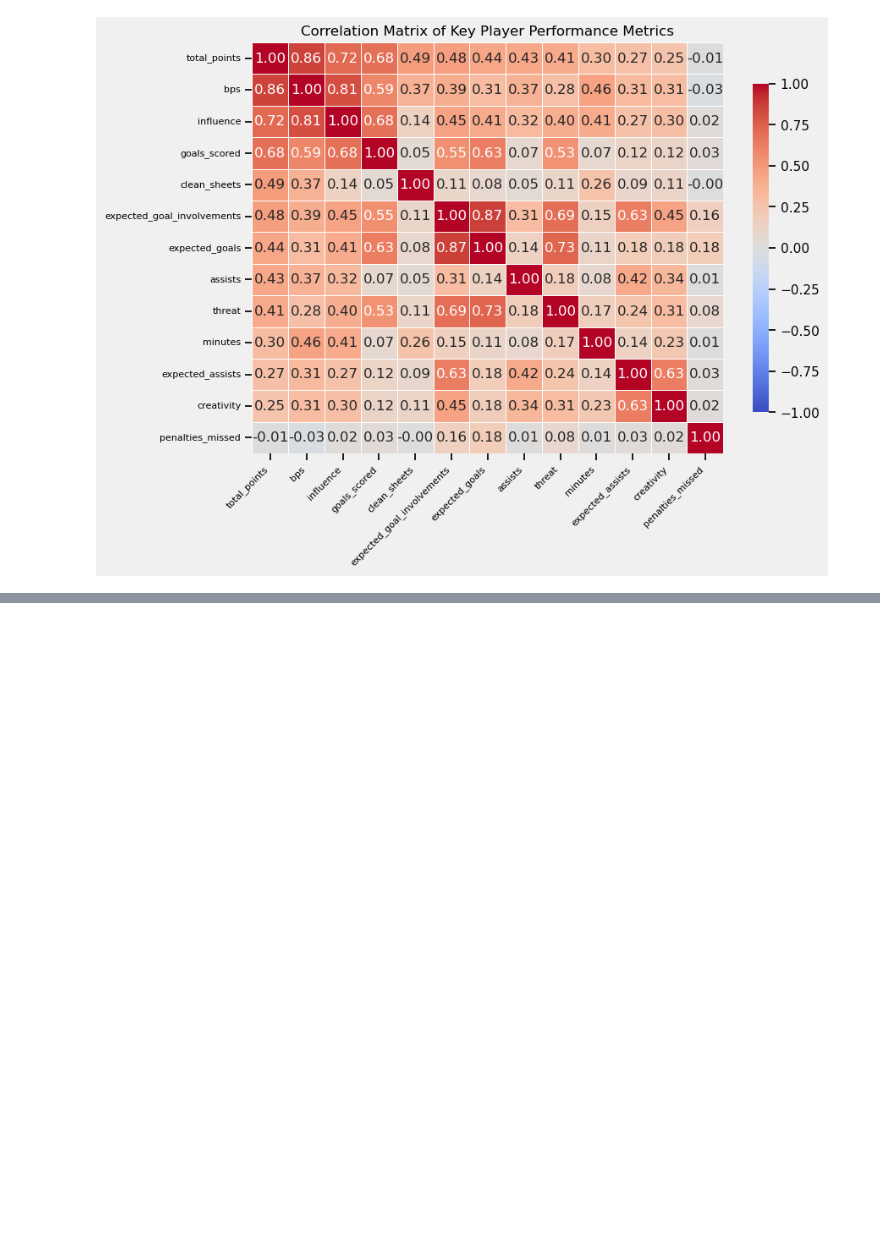
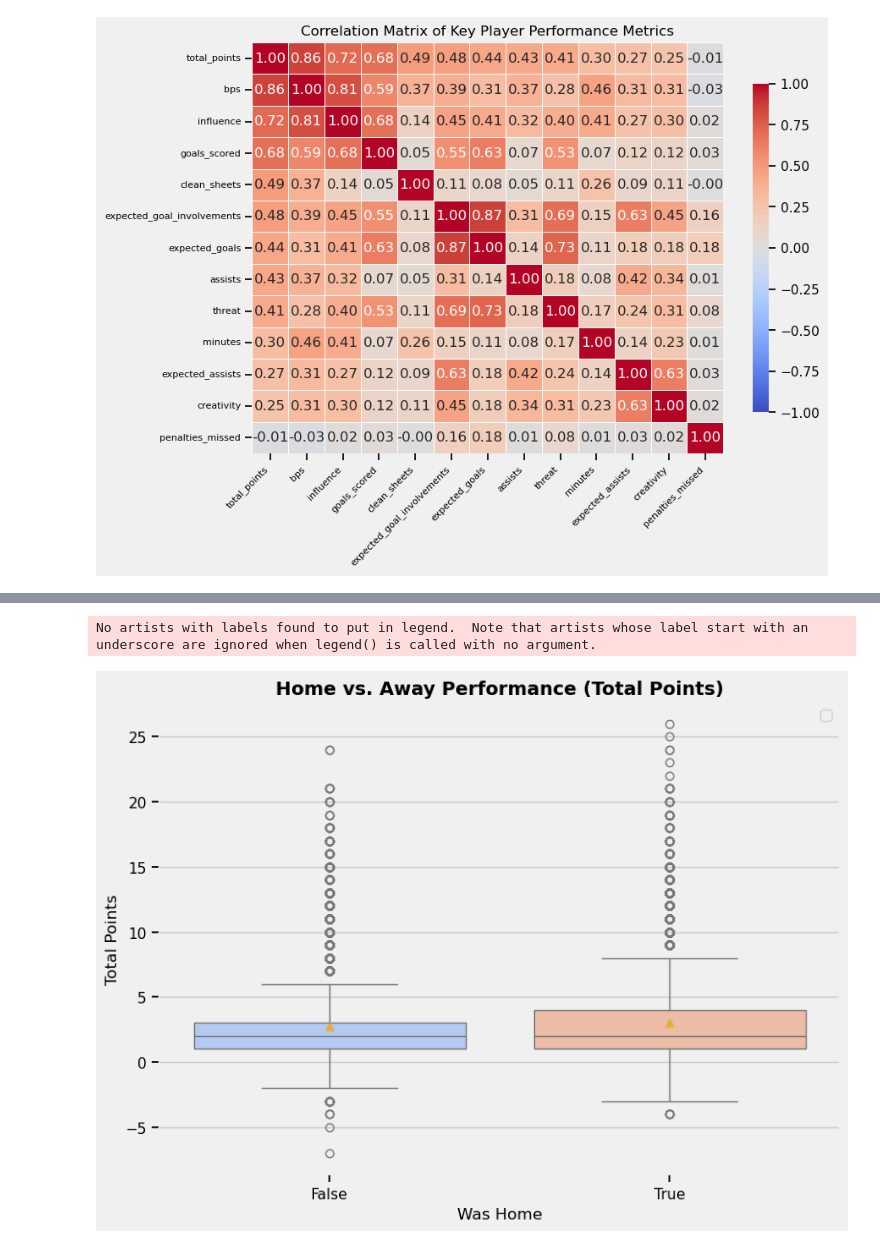
Before and after one commit to MahaFakhroo/D.R.E.A.M., a Jupyter notebook: Python Scripts/EDA_Visuals.ipynb, the cells around one changed output, grey strips where cells are left out. Saved outputs shown, nothing was run; the diff lists cells and outputs as text; code cells hidden in the pictures; blank space fills up the shorter version.

```diff
--- a/Python Scripts/EDA_Visuals.ipynb
+++ b/Python Scripts/EDA_Visuals.ipynb
@@ -500,0 +540,13 @@ There is a strong correlation between total_points and bps (Bonus Points System)
+# %%
+# Add median and mean lines to the boxplot
+plt.figure(figsize=(8, 6))
+sns.boxplot(x='was_home', y='total_points', data=master_cleaned, palette='coolwarm', showmeans=True)
+plt.title("Home vs. Away Performance (Total Points)", fontsize=14, fontweight='bold')
+plt.xlabel("Was Home", fontsize=12)
+plt.ylabel("Total Points", fontsize=12)
+plt.legend()
+plt.tight_layout()
+plt.show()
+# %% [output]
+No artists with labels found to put in legend.  Note that artists whose label start with an underscore are ignored when legend() is called with no argument.
+[figure, added]
```
Also changed, not shown: parts of 36 cells of this notebook.
